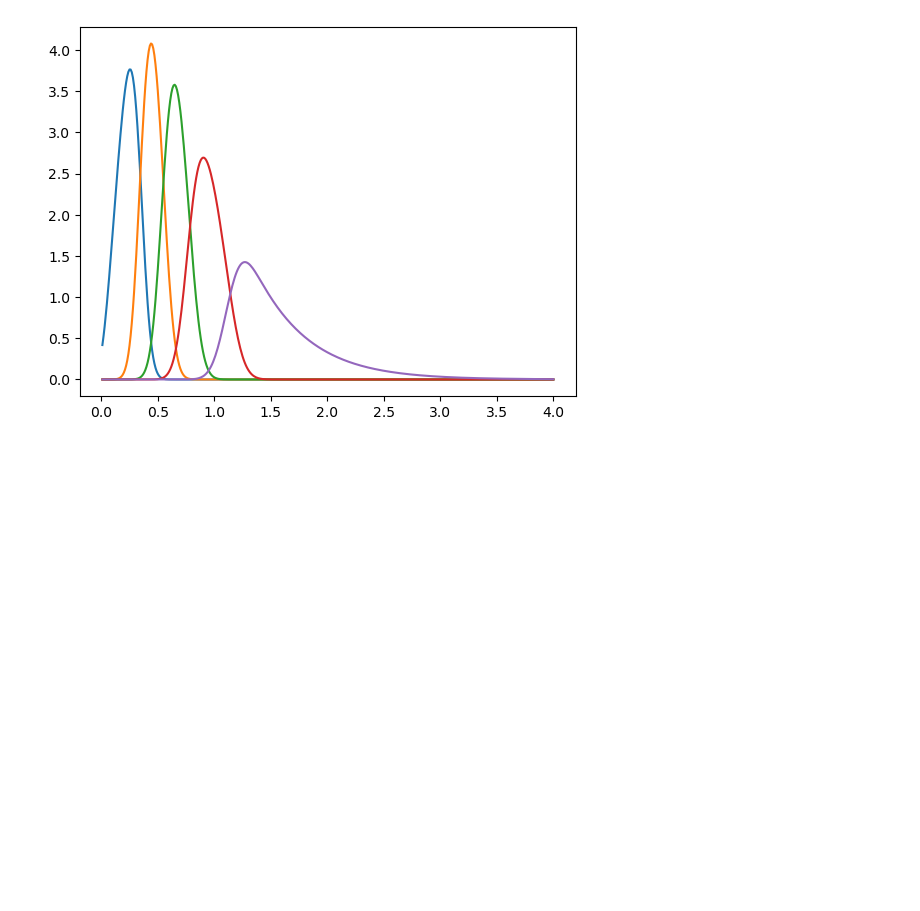
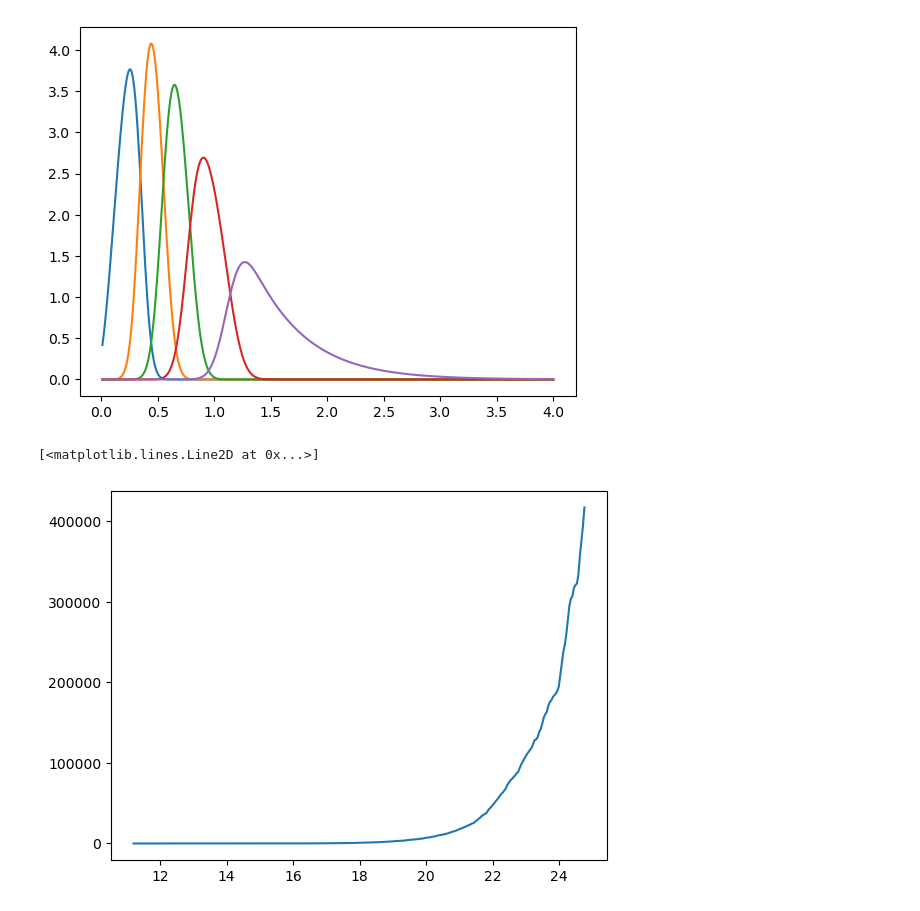
Before and after one commit to LSSTDESC/SkySim5000_IA_infusion, a Jupyter notebook: Nz_HOD.ipynb, the cells around one changed output. Saved outputs shown, nothing was run; the diff lists cells and outputs as text; code cells hidden in the pictures; blank space fills up the shorter version.

```diff
--- a/Nz_HOD.ipynb
+++ b/Nz_HOD.ipynb
@@ -21,0 +27,6 @@ nz_all_norm = nz_all/sum(nz_all*(bin_edges[1] - bin_edges[0]))
+# %%
+mr_all,mr_bin_edges = np.histogram(mag_true_r_lsst, bins=300, range=None, density=None, weights=None)
+plt.plot(mr_bin_edges[:-1],mr_all)
+# %% [output]
+[<matplotlib.lines.Line2D at 0x...>]
+[figure, added]
```
Also changed, not shown: parts of 6 cells of this notebook.
